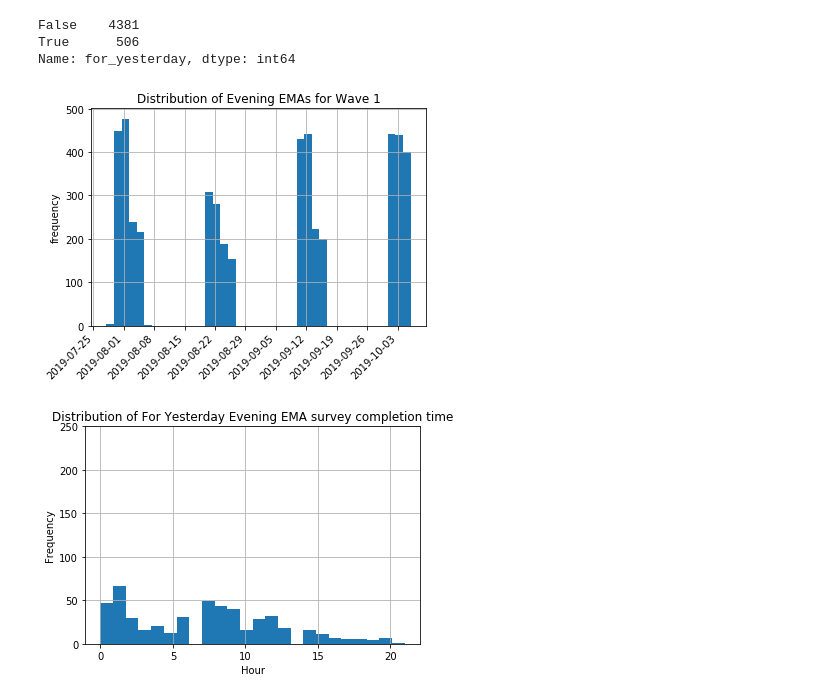
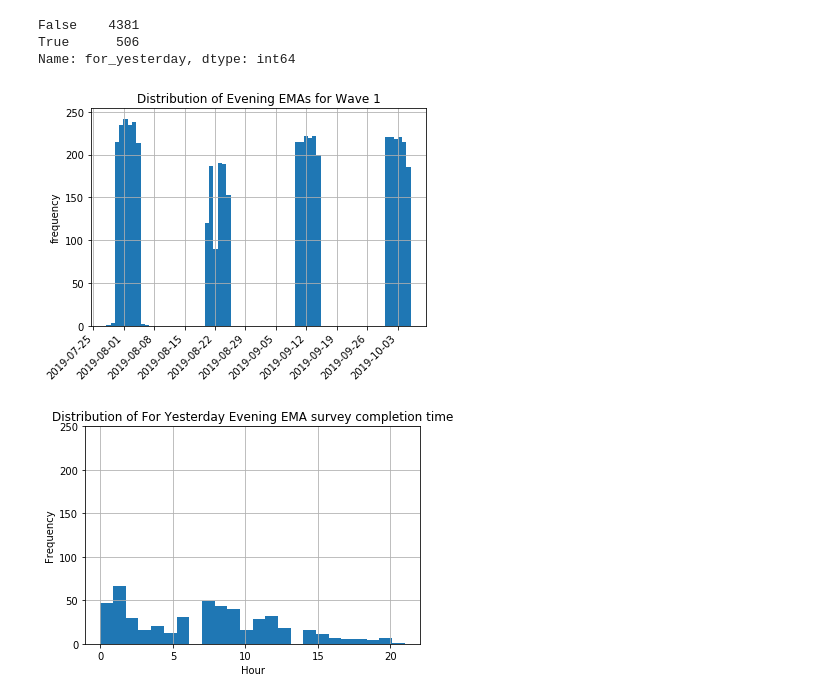
Before and after one commit to tliu526/lifesense, a Jupyter notebook: lifesense_ema_missingness.ipynb, the cells around one changed output. Drawn from its saved outputs; the diff is of its cells as text; code cells hidden in the pictures.

```diff
--- a/lifesense_ema_missingness.ipynb
+++ b/lifesense_ema_missingness.ipynb
@@ -131,14 +131,14 @@ even_ema_df['for_yesterday'] = even_ema_df['for_yesterday'].astype(int)
 even_ema_df['adj_date'] = even_ema_df['date'] - pd.to_timedelta(even_ema_df['for_yesterday'], unit='D')
 # %%
 fig, ax = plt.subplots()
-even_ema_df['adj_date'].hist(bins=40, ax=ax)
+even_ema_df['adj_date'].hist(bins=71, ax=ax)
 plt.xticks(rotation='45', ha='right')
 ax.xaxis.set_major_locator(mdates.DayLocator(interval=7))
 ax.set_title("Distribution of Evening EMAs for Wave 1")
 plt.ylabel("frequency")
 fig.show()
 # %% [output]
-[figure, old version]
+[figure, new version]
 # %%
 even_ema_df['time'] = pd.to_datetime(even_ema_df['adj_ts'], unit='s').dt.round('H').dt.hour
 # %%
```
Also changed, not shown: parts of 19 cells of this notebook.
